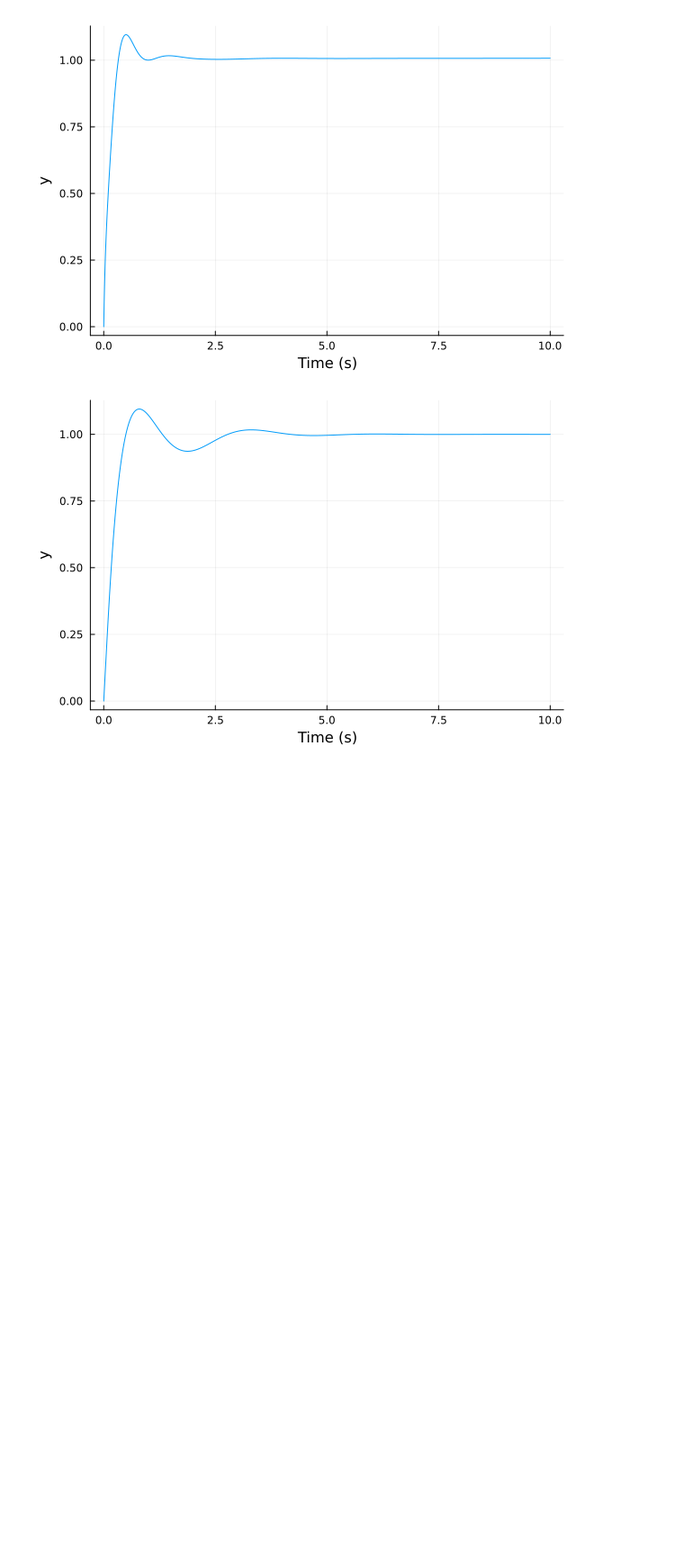
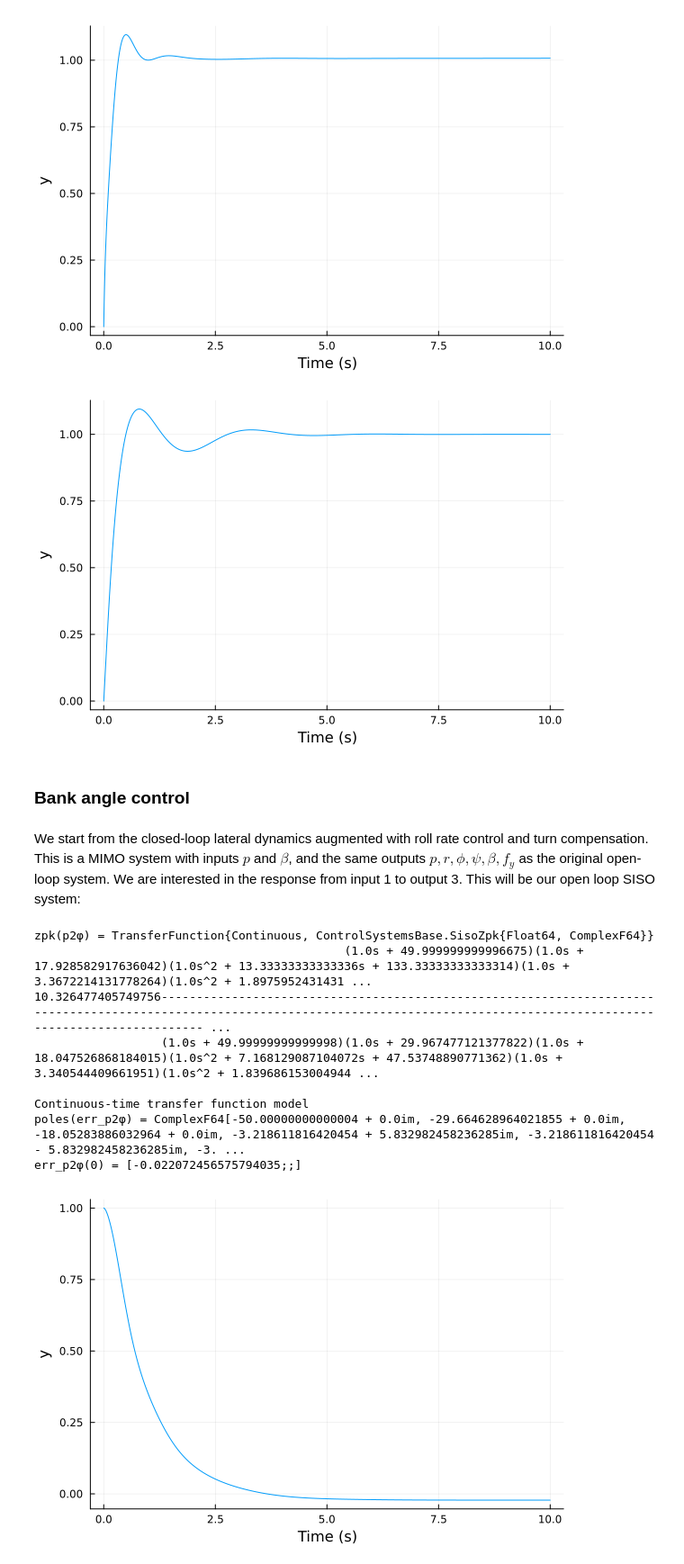
Before and after one commit to e271828e/Flight.jl, a Jupyter notebook: src/aircraft/c172r/design/v2_roll_yaw_cas.ipynb, the cells around one changed output. Shown at 90% size. Drawn from its saved outputs; the diff is of its cells as text; code cells hidden in the pictures; blank space fills up the shorter version.

Commit message:
Added bank control design to notebook

```diff
--- a/src/aircraft/c172r/design/v2_roll_yaw_cas.ipynb
+++ b/src/aircraft/c172r/design/v2_roll_yaw_cas.ipynb
@@ -516,3 +514,32 @@ step(p_cl_MIMO, 10) |> plot
 step(β_cl_MIMO, 10) |> plot
 # %% [output]
 [figure]
+# %% [markdown]
+### Bank angle control
+# %% [markdown]
+We start from the closed-loop lateral dynamics augmented with roll rate control and turn compensation. This is a MIMO
+system with inputs $p$ and $\beta$, and the same outputs $p, r, \phi, \psi, \beta, f_y$ as the original open-loop
+system. We are interested in the response from input 1 to output 3. This will be our open loop SISO system:
+# %%
+p2φ = pβ_cmp_lat_dyn_cl[3, 1] |> tf
+@show zpk(p2φ)
+
+#output error transfer function for a unit feedback closed loop
+err_p2φ = 1/(1+p2φ)
+
+#ensure there are no unstable poles in the closed loop system so we can apply the final value theorem
+@show poles(err_p2φ)
+
+#steady state error of the closed loop system for a unit step input
+@show err_p2φ(0)
+step(err_p2φ, 10) |> plot
+# %% [output]
+zpk(p2φ) = TransferFunction{Continuous, ControlSystemsBase.SisoZpk{Float64, ComplexF64}}
+                                            (1.0s + 49.999999999996675)(1.0s + 17.928582917636042)(1.0s^2 + 13.33333333333336s + 133.33333333333314)(1.0s + 3.3672214131778264)(1.0s^2 + 1.8975952431431 ...
+10.326477405749756-------------------------------------------------------------------------------------------------------------------------------------------------------------------------------------- ...
+                  (1.0s + 49.99999999999998)(1.0s + 29.967477121377822)(1.0s + 18.047526868184015)(1.0s^2 + 7.168129087104072s + 47.53748890771362)(1.0s + 3.340544409661951)(1.0s^2 + 1.839686153004944 ...
+
+Continuous-time transfer function model
+poles(err_p2φ) = ComplexF64[-50.00000000000004 + 0.0im, -29.664628964021855 + 0.0im, -18.05283886032964 + 0.0im, -3.218611816420454 + 5.832982458236285im, -3.218611816420454 - 5.832982458236285im, -3. ...
+err_p2φ(0) = [-0.022072456575794035;;]
+[figure, added]
```
Also changed, not shown: parts of 8 cells of this notebook, 2 other files.
